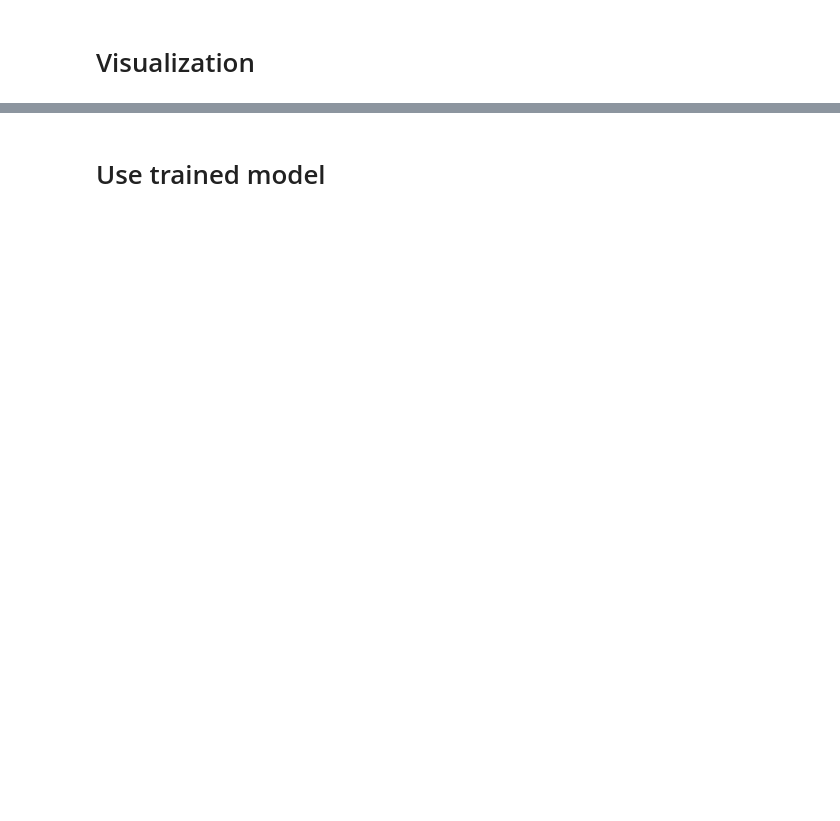
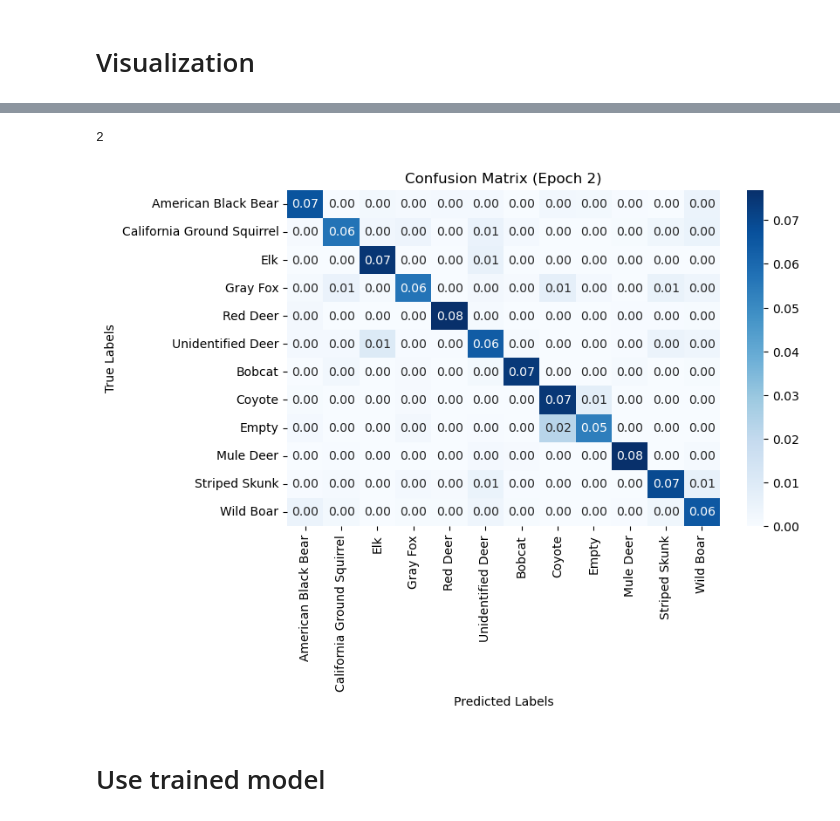
Before and after one commit to michsute/North-American-Animals-Classification, a Jupyter notebook: resnet_baseline.ipynb, the cells around one changed output, grey strips where cells are left out. Drawn from its saved outputs; the diff is of its cells as text; code cells hidden in the pictures; blank space fills up the shorter version.

```diff
--- a/resnet_baseline.ipynb
+++ b/resnet_baseline.ipynb
@@ -236,0 +411,16 @@ Final accuracy gap (train - val): 0.1313
+# %%
+import seaborn as sns
+print(best_epoch)
+# Confusion Matrix for the Best Epoch
+conf_matrix = val_conf_matrices[1]  # Index corresponds to the best epoch # TO CHEEEECCCKK
+class_names = ['American Black Bear', 'California Ground Squirrel', 'Elk', 'Gray Fox', 'Red Deer', 'Unidentified Deer', 'Bobcat', 'Coyote', 'Empty', 'Mule Deer', 'Striped Skunk', 'Wild Boar']  # TODO CLASSES NAMES
+
+f, ax = plt.subplots(figsize=(8, 5), sharex=True)
+sns.heatmap(conf_matrix, annot=True, fmt='.2f', cmap='Blues', xticklabels=class_names, yticklabels=class_names)
+ax.set_xlabel('Predicted Labels')
+ax.set_ylabel('True Labels')
+ax.set_title(f'Confusion Matrix (Epoch {best_epoch})')
+f.show()
+# %% [output]
+2
+[figure, added]
```
Also changed, not shown: parts of 14 cells of this notebook, 2 other files.
